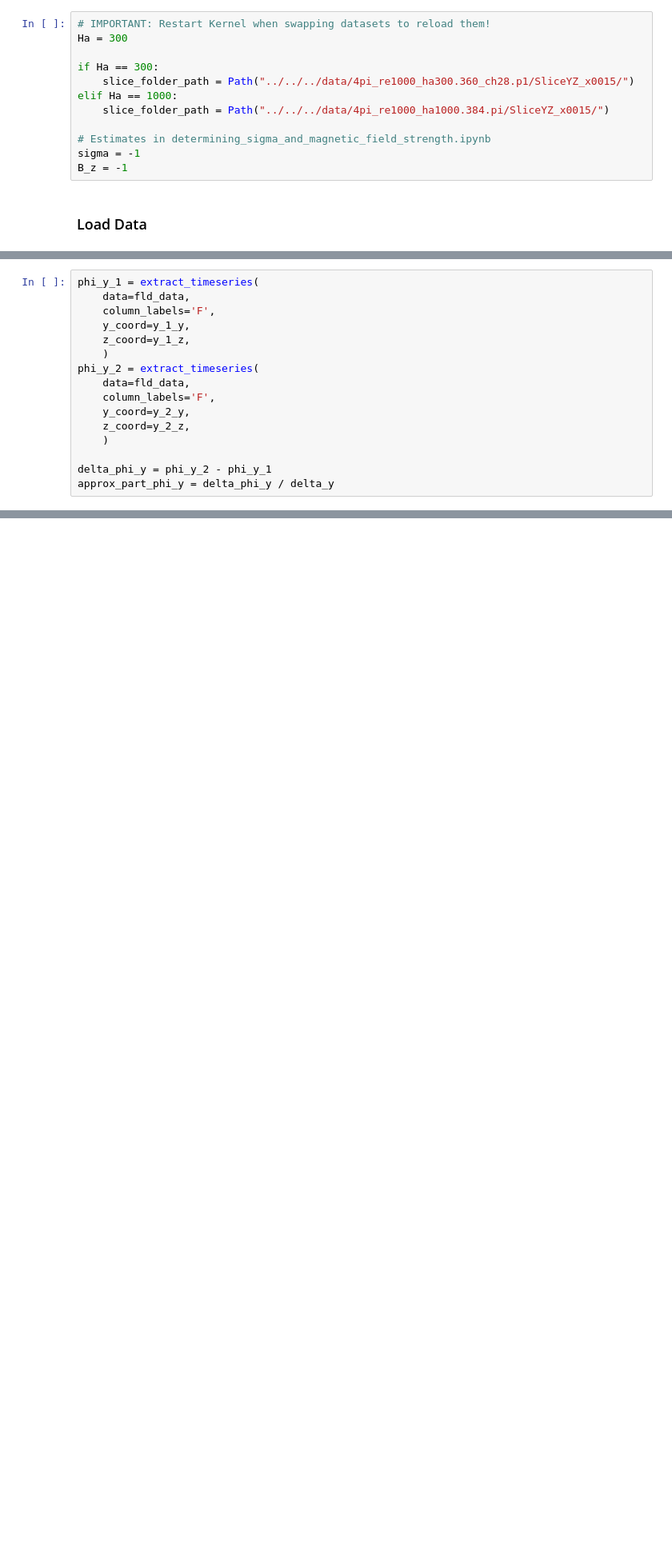
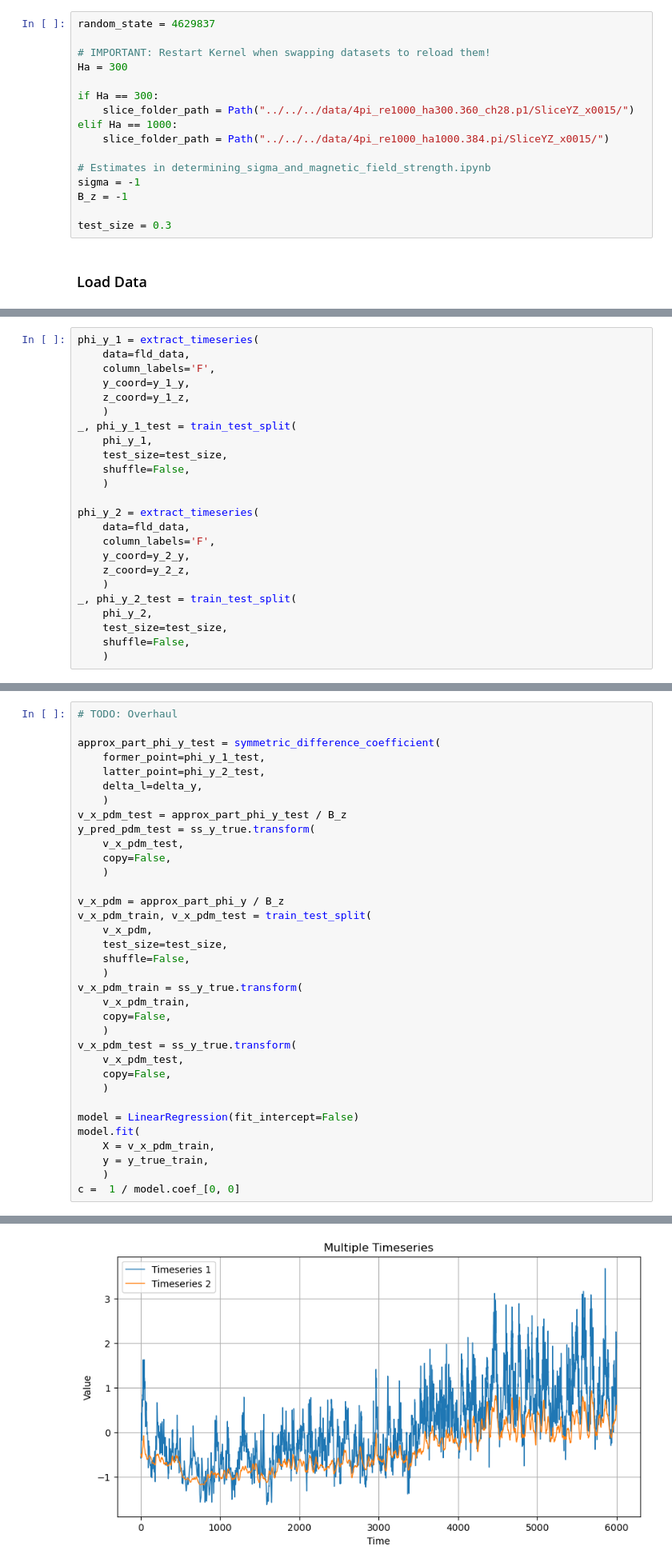
Before and after one commit to MichaelSkowronek/potential_probe_velocity_measuring, a Jupyter notebook: notebooks/misc_ml_x15_y0_z0.ipynb, the cells around one changed output, grey strips where cells are left out. Shown: that part at 80% size. Drawn from its saved outputs; the diff is of its cells as text; blank space fills up the shorter version.

```diff
--- a/notebooks/misc_ml_x15_y0_z0.ipynb
+++ b/notebooks/misc_ml_x15_y0_z0.ipynb
@@ -37,6 +41,8 @@ from python_utils.data_processing import print_loaded_data_example
 # %% [markdown]
 ### General Args
 # %%
+random_state = 4629837
+
 # IMPORTANT: Restart Kernel when swapping datasets to reload them!
 Ha = 300
 
@@ -48,6 +54,8 @@ elif Ha == 1000:
 # Estimates in determining_sigma_and_magnetic_field_strength.ipynb
 sigma = -1
 B_z = -1
+
+test_size = 0.3
 # %% [markdown]
 ### Load Data
 # %%
@@ -251,13 +289,21 @@ phi_y_1 = extract_timeseries(
     y_coord=y_1_y,
     z_coord=y_1_z,
     )
+_, phi_y_1_test = train_test_split(
+    phi_y_1,
+    test_size=test_size,
+    shuffle=False,
+    )
+
 phi_y_2 = extract_timeseries(
     data=fld_data,
     column_labels='F',
     y_coord=y_2_y,
     z_coord=y_2_z,
     )
-
-delta_phi_y = phi_y_2 - phi_y_1
-approx_part_phi_y = delta_phi_y / delta_y
+_, phi_y_2_test = train_test_split(
+    phi_y_2,
+    test_size=test_size,
+    shuffle=False,
+    )
 # %% [markdown]
@@ -269,0 +412,36 @@ mse(sdc) = 28.609456222479967
+# %%
+# TODO: Overhaul
+
+approx_part_phi_y_test = symmetric_difference_coefficient(
+    former_point=phi_y_1_test,
+    latter_point=phi_y_2_test,
+    delta_l=delta_y,
+    )
+v_x_pdm_test = approx_part_phi_y_test / B_z
+y_pred_pdm_test = ss_y_true.transform(
+    v_x_pdm_test,
+    copy=False,
+    )
+
+v_x_pdm = approx_part_phi_y / B_z
+v_x_pdm_train, v_x_pdm_test = train_test_split(
+    v_x_pdm,
+    test_size=test_size,
+    shuffle=False,
+    )
+v_x_pdm_train = ss_y_true.transform(
+    v_x_pdm_train,
+    copy=False,
+    )
+v_x_pdm_test = ss_y_true.transform(
+    v_x_pdm_test,
+    copy=False,
+    )
+
+model = LinearRegression(fit_intercept=False)
+model.fit(
+    X = v_x_pdm_train,
+    y = y_true_train,
+    )
+c =  1 / model.coef_[0, 0]
+# %% [output]
@@ -269,0 +449 @@ mse(sdc) = 28.609456222479967
+[figure, added]
```
Also changed, not shown: parts of 24 cells of this notebook, 2 other files.
